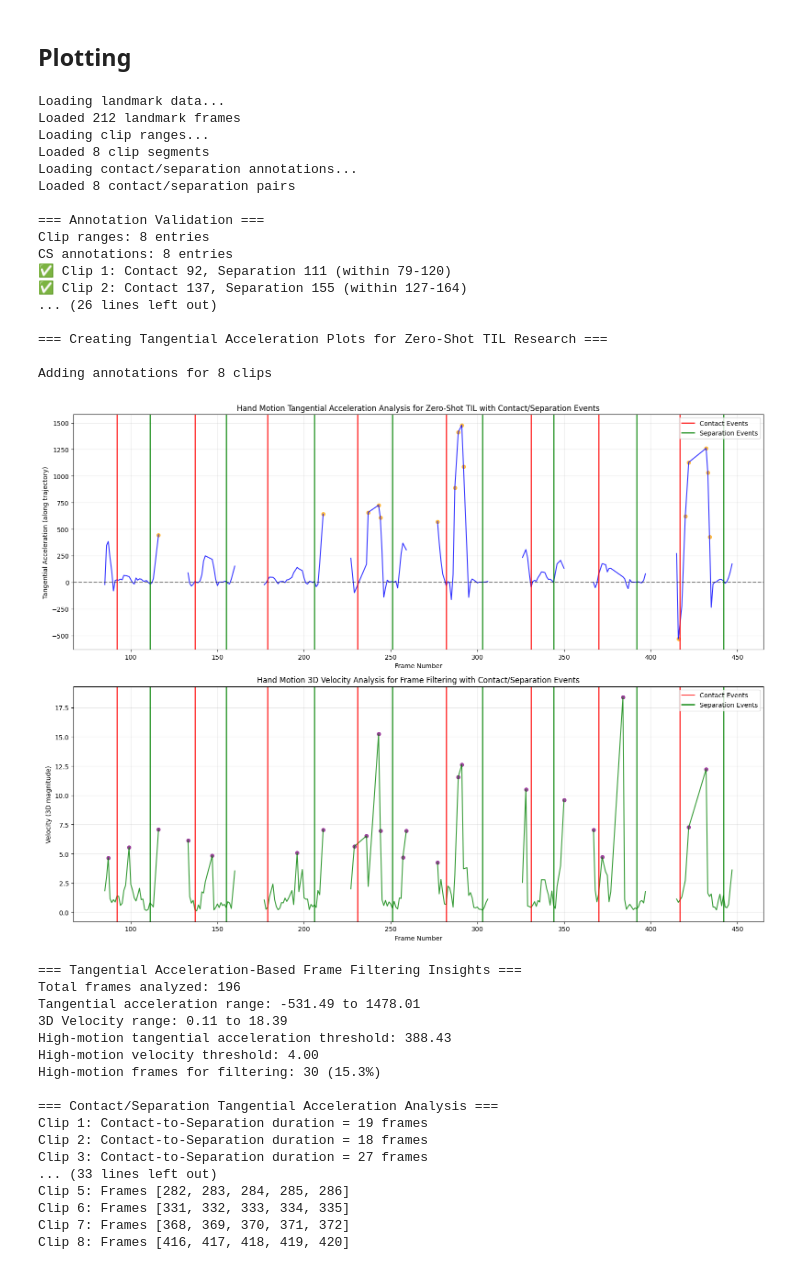
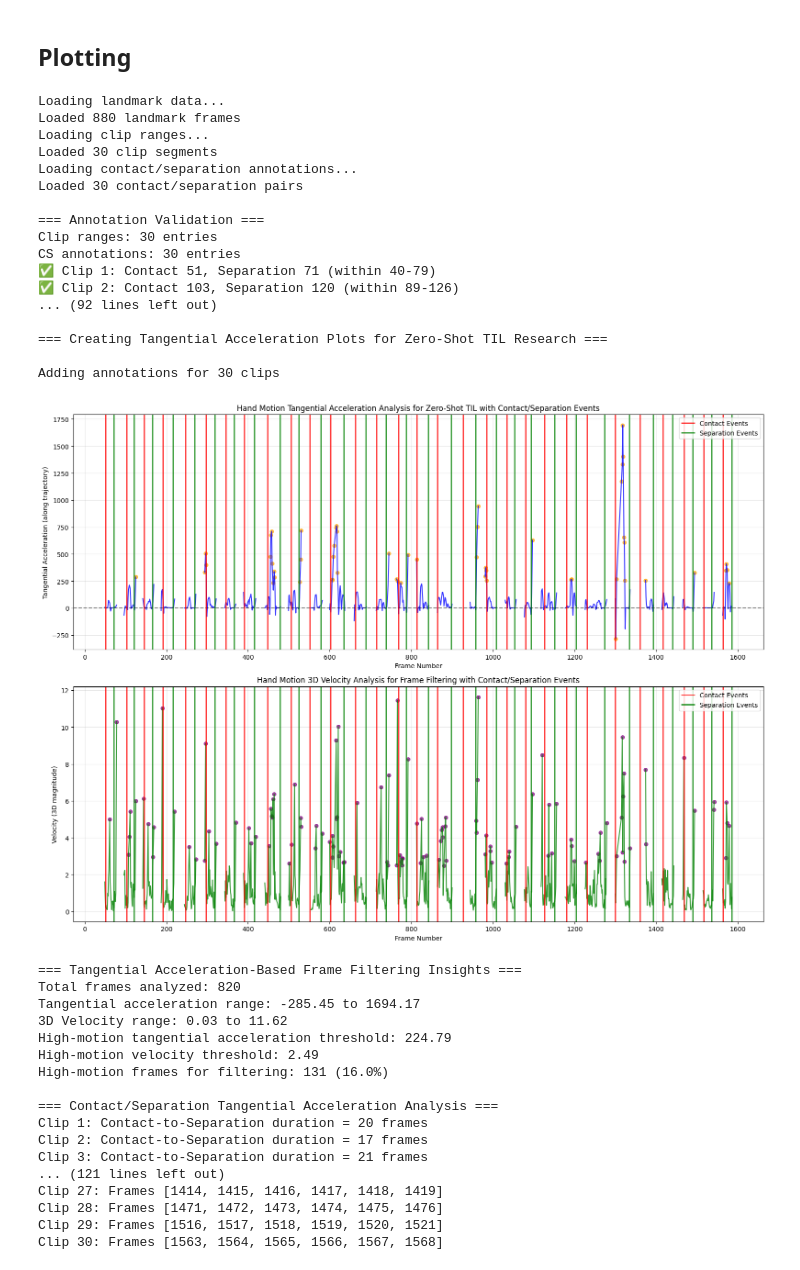
Before and after one commit to AmickGIT/EgoLoc, a Jupyter notebook: ipynb/minima_filtering.ipynb, the cells around one changed output. Cells and saved outputs as stored; diff of their text form; code cells hidden in the pictures.

```diff
--- a/ipynb/minima_filtering.ipynb
+++ b/ipynb/minima_filtering.ipynb
@@ -210,7 +210,7 @@ def detect_first_acceleration_minimum_frames(
     clip_data: List[dict],
     prominence_threshold: float = 0.1,
     distance_threshold: int = 3,
-    frames_after_minimum: int = 4
+    frames_after_minimum: int = 5
 ) -> dict:
     """
     Detect the FIRST local minimum (≤ 0) in tangential acceleration per clip
@@ -677,9 +677,9 @@ def create_disjoint_motion_plots_with_annotations(clip_data, cs_annotations):
 
 def main():
     """Main function with tangential acceleration analysis for zero-shot TIL research."""
-    landmarks_file = "../test_data/5th_landmarks_trimmed.txt"
-    clip_ranges_file = "../test_data/clip_ranges_10.txt"
-    cs_annot_file = "../test_data/cs_annot.txt"
+    landmarks_file = "../test_data/5th_landmarks_bC1_30.txt"
+    clip_ranges_file = "../test_data/clip_ranges_30.txt"
+    cs_annot_file = "../test_data/cs_annot_30.txt"
 
     print("Loading landmark data...")
     landmarks_data = parse_landmarks_file(landmarks_file)
@@ -748,7 +748,7 @@ def main():
         clip_data,
         prominence_threshold=0.1,
         distance_threshold=3,
-        frames_after_minimum=4
+        frames_after_minimum=5
     )
 
     # Extract all filtered frames for downstream processing
@@ -764,58 +764,60 @@ def main():
     for clip_idx, sequence in filtered_sequences.items():
         if sequence:
             print(f"Clip {clip_idx + 1}: Frames {sequence}")
         else:
             print(f"Clip {clip_idx + 1}: No valid minimum found")
 
     # Visualize results
     visualize_first_minimum_frames(clip_data, filtered_sequences, cs_annotations)
-
     return {
         'clip_data': clip_data,
         'filtered_sequences': filtered_sequences,
         'all_filtered_frames': all_filtered_frames,
         'cs_annotations': cs_annotations,
         'landmarks_data': landmarks_data,
         'clip_ranges': clip_ranges,
         'validation_passed': validation_passed
     }
 
 
+
+
 if __name__ == "__main__":
     results = main()
+    filtered_sequences = results['filtered_sequences']
 # %% [output]
 Loading landmark data...
-Loaded 212 landmark frames
+Loaded 880 landmark frames
 Loading clip ranges...
-Loaded 8 clip segments
+Loaded 30 clip segments
 Loading contact/separation annotations...
-Loaded 8 contact/separation pairs
+Loaded 30 contact/separation pairs
 
 === Annotation Validation ===
-Clip ranges: 8 entries
-CS annotations: 8 entries
-✅ Clip 1: Contact 92, Separation 111 (within 79-120)
-✅ Clip 2: Contact 137, Separation 155 (within 127-164)
-... (26 lines left out)
+Clip ranges: 30 entries
+CS annotations: 30 entries
+✅ Clip 1: Contact 51, Separation 71 (within 40-79)
+✅ Clip 2: Contact 103, Separation 120 (within 89-126)
+... (92 lines left out)
 
 === Creating Tangential Acceleration Plots for Zero-Shot TIL Research ===
 
-Adding annotations for 8 clips
+Adding annotations for 30 clips
-[figure, old version]
+[figure, new version]
 === Tangential Acceleration-Based Frame Filtering Insights ===
-Total frames analyzed: 196
-Tangential acceleration range: -531.49 to 1478.01
-3D Velocity range: 0.11 to 18.39
-High-motion tangential acceleration threshold: 388.43
-High-motion velocity threshold: 4.00
-High-motion frames for filtering: 30 (15.3%)
+Total frames analyzed: 820
+Tangential acceleration range: -285.45 to 1694.17
+3D Velocity range: 0.03 to 11.62
+High-motion tangential acceleration threshold: 224.79
+High-motion velocity threshold: 2.49
+High-motion frames for filtering: 131 (16.0%)
 
 === Contact/Separation Tangential Acceleration Analysis ===
-Clip 1: Contact-to-Separation duration = 19 frames
-Clip 2: Contact-to-Separation duration = 18 frames
-Clip 3: Contact-to-Separation duration = 27 frames
-... (33 lines left out)
-Clip 5: Frames [282, 283, 284, 285, 286]
-Clip 6: Frames [331, 332, 333, 334, 335]
-Clip 7: Frames [368, 369, 370, 371, 372]
-Clip 8: Frames [416, 417, 418, 419, 420]
+Clip 1: Contact-to-Separation duration = 20 frames
+Clip 2: Contact-to-Separation duration = 17 frames
+Clip 3: Contact-to-Separation duration = 21 frames
+... (121 lines left out)
+Clip 27: Frames [1414, 1415, 1416, 1417, 1418, 1419]
+Clip 28: Frames [1471, 1472, 1473, 1474, 1475, 1476]
+Clip 29: Frames [1516, 1517, 1518, 1519, 1520, 1521]
+Clip 30: Frames [1563, 1564, 1565, 1566, 1567, 1568]
```
Also changed, not shown: parts of 3 cells of this notebook, 4 other files.
